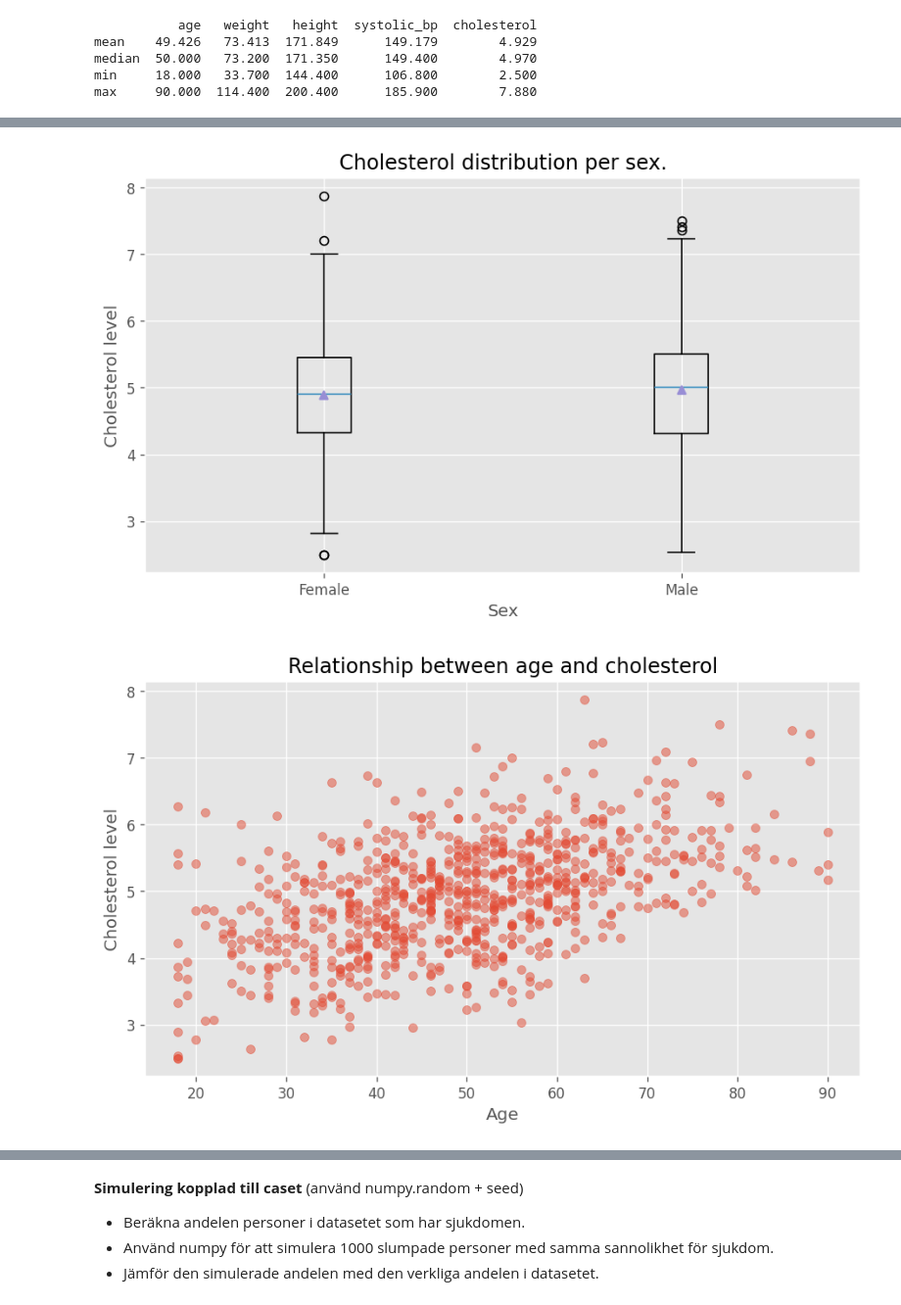
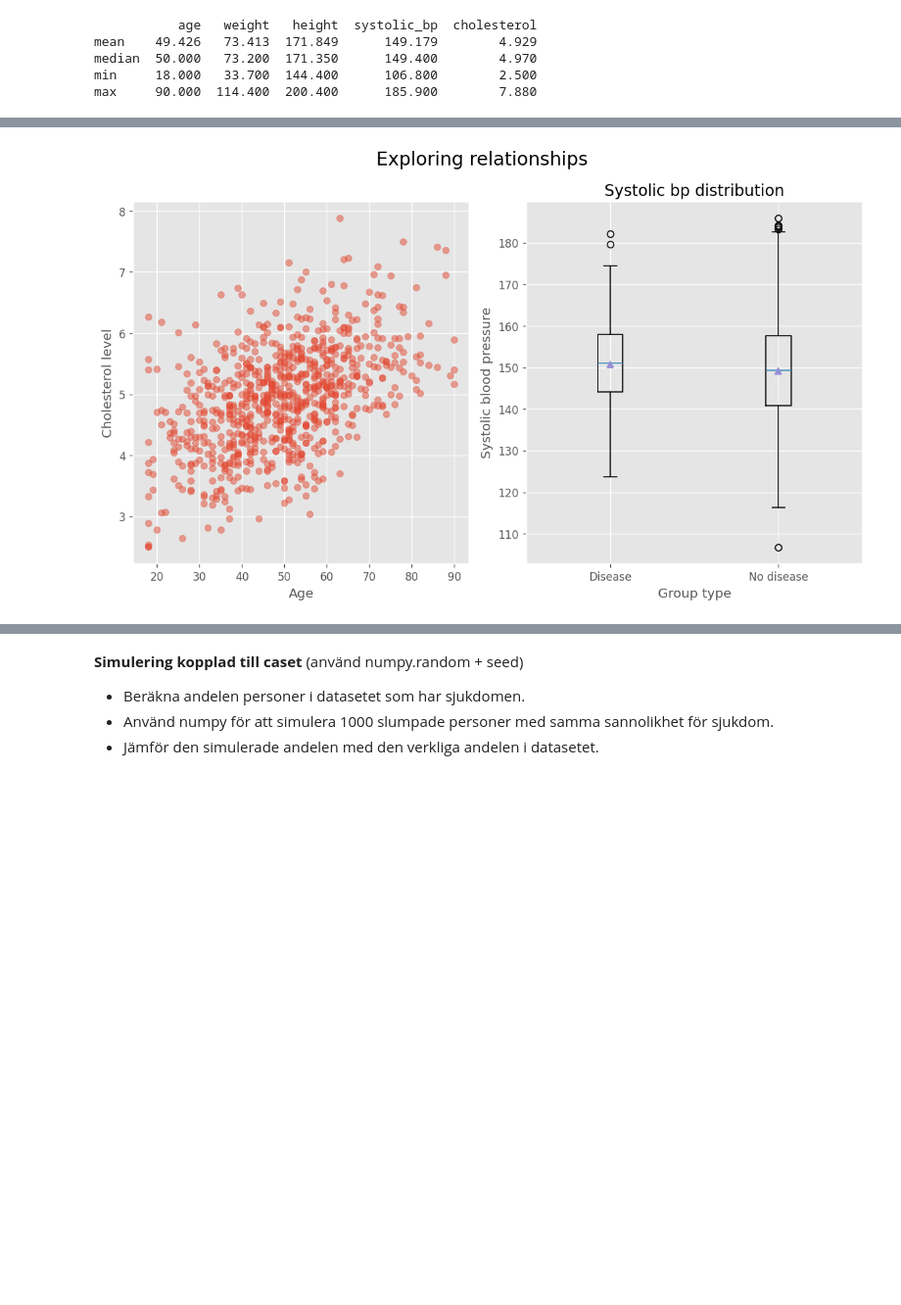
Before and after one commit to IreneGrisenti/health_study_project, a Jupyter notebook: notebook/health_analysis_part1.ipynb, the cells around one changed output, grey strips where cells are left out. Shown at 98% size. Drawn from its saved outputs; the diff is of its cells as text; code cells hidden in the pictures; blank space fills up the shorter version.

Commit message:
adjusted graphs

```diff
--- a/notebook/health_analysis_part1.ipynb
+++ b/notebook/health_analysis_part1.ipynb
@@ -6,7 +6,7 @@ import pandas as pd
 import matplotlib.pyplot as plt
 from scipy import stats
 
-plt.rcParams["figure.figsize"] = (9,5)
+plt.rcParams["figure.figsize"] = (10,6)
 plt.rcParams["axes.grid"] = True
 plt.rcParams["figure.dpi"] = 120
 np.set_printoptions(precision=3)
@@ -86,64 +73,65 @@ median  50.000   73.200  171.350      149.400        4.970
 min     18.000   33.700  144.400      106.800        2.500
 max     90.000  114.400  200.400      185.900        7.880
 # %%
-# 1. Understanding sample population
-# Histograms: age distribution by gender
+# Histogram: åldersfördelning efter kön
 fig1, (ax1, ax2) = plt.subplots(1, 2)
+fig1.suptitle("Understanding sample population", fontsize=17)
+
 for s, subset in df.groupby("sex"):
-    ax1.hist(subset["age"], bins=20, label=f"Sex {s}", alpha=0.4)
-ax1.set_title("Age distribution per sex")
-ax1.set_xlabel("")
-ax1.set_ylabel("Age")
+    ax1.hist(subset["age"], bins=30, label=f"{s}", alpha=0.4)
+ax1.set_title("Age distribution per gender")
+ax1.set_xlabel("Age")
+ax1.set_ylabel("Count")
 ax1.legend()
 
-# Bar chart: percentage of smokers
+# Stapeldiagram: andel rökare
 smoker_per = df["smoker"].value_counts(normalize=True) * 100
 ax2.bar(smoker_per.index, smoker_per.values, width=0.7, alpha=0.7)
-ax2.set_title("Smoker Distribution")
-ax2.set_xlabel("")
+ax2.set_title("Non-Smokers vs Smokers")
+ax2.set_xlabel("Smokers")
 ax2.set_ylabel("%")
 for i, v in enumerate(smoker_per.values):
     ax2.text(i, v + 1, f"{v:.1f}%", ha='center')
+plt.tight_layout()
 plt.show()
 
-# 2. Examine basic health metrics
-# BMI histogram to show distribution of weight
+# Histogram: BMIfördelning
+fig2, (ax3, ax4) = plt.subplots(1, 2)
+fig2.suptitle("Checking health metrics", fontsize=17)
+
 df["bmi"] = df["weight"] / (df["height"] / 100)**2
-fig, ax = plt.subplots()
-ax.hist(df["bmi"], bins=10, alpha=0.7)
-ax.set_title("BMI distribution")
-ax.set_xlabel("BMI")
-ax.set_ylabel("Frequency")
-plt.show()
+ax3.hist(df["bmi"], bins=20, alpha=0.7)
+ax3.set_title("BMI distribution")
+ax3.set_xlabel("BMI")
+ax3.set_ylabel("Frequency")
 
-# Box plots of cholesterol per gender - Purpose: Understand cholesterol spread and detect high-risk individual
-fig, ax = plt.subplots()
-ax.boxplot([df.loc[df.sex == "F", "cholesterol"],
+# Boxplot: cholesterol efter gender
+ax4.boxplot([df.loc[df.sex == "F", "cholesterol"],
            df.loc[df.sex == "M", "cholesterol"]],
            tick_labels=["Female", "Male"],
            showmeans=True)
-ax.set_title("Cholesterol distribution per sex.")
-ax.set_xlabel("Sex")
-ax.set_ylabel("Cholesterol level")
+ax4.set_title("Cholesterol distribution per gender")
+ax4.set_xlabel("Gender")
+ax4.set_ylabel("Cholesterol level")
+plt.tight_layout()
 plt.show()
 
-# 3. Exploring relationship between variables
-# scatter of age and cholesterol
-fig, ax = plt.subplots()
-ax.scatter(df["age"], df["cholesterol"], alpha=0.5)
-ax.set_title("Relationship between age and cholesterol")
-ax.set_xlabel("Age")
-ax.set_ylabel("Cholesterol level")
-plt.show()
+# Scatter: age vs cholesterol
+fig3, (ax5, ax6) = plt.subplots(1, 2)
+fig3.suptitle("Exploring relationships", fontsize=17)
 
-# Systolic BP by Disease - Box Plot: Purpose: Identify if blood pressure is higher on average in people with disease.
-fig, ax = plt.subplots()
-ax.boxplot([df.loc[df.disease == 1, "systolic_bp"],
+ax5.scatter(df["age"], df["cholesterol"], alpha=0.5)
+ax5.set_xlabel("Age")
+ax5.set_ylabel("Cholesterol level")
+
+# Boxplot: systoliskt blodtryck efter grupp med/utan sjukdom
+ax6.boxplot([df.loc[df.disease == 1, "systolic_bp"],
            df.loc[df.disease == 0, "systolic_bp"]],
            tick_labels=["Disease", "No disease"],
            showmeans=True)
-ax.set_title("Systolic bp distribution per groups with or without disease.")
-ax.set_xlabel("Group")
-ax.set_ylabel("Systolic bp")
+ax6.set_title("Systolic bp distribution")
+ax6.set_xlabel("Group type")
+ax6.set_ylabel("Systolic blood pressure")
+plt.tight_layout()
 plt.show()
 # %% [output]
@@ -152,2 +140 @@ plt.show()
-[figure, old version]
+[figure, new version]
-[figure, removed]
```
Also changed, not shown: parts of 5 cells of this notebook.
